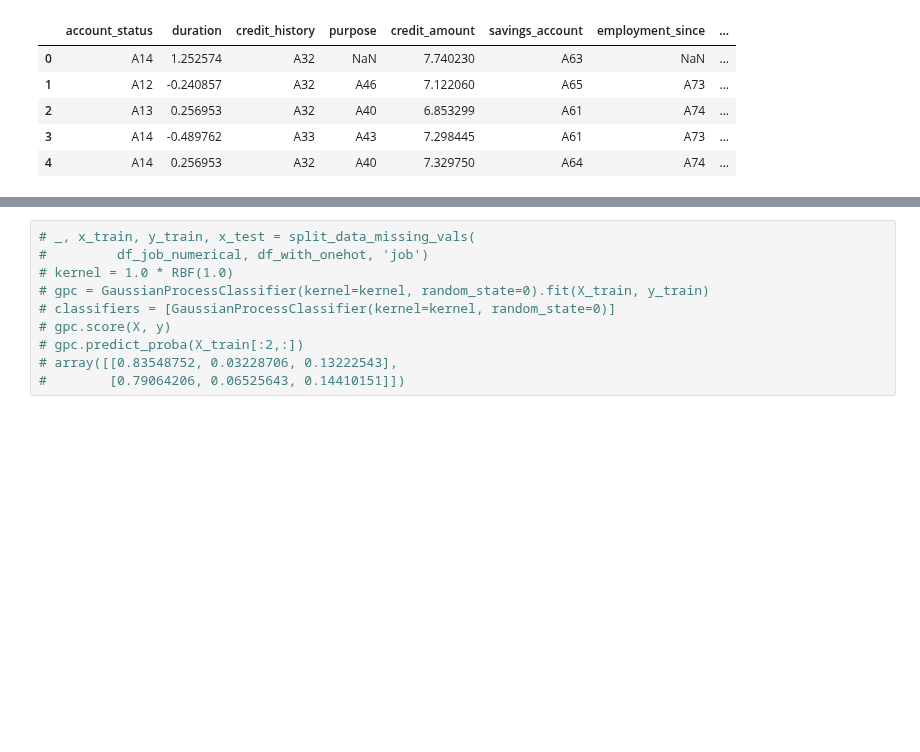
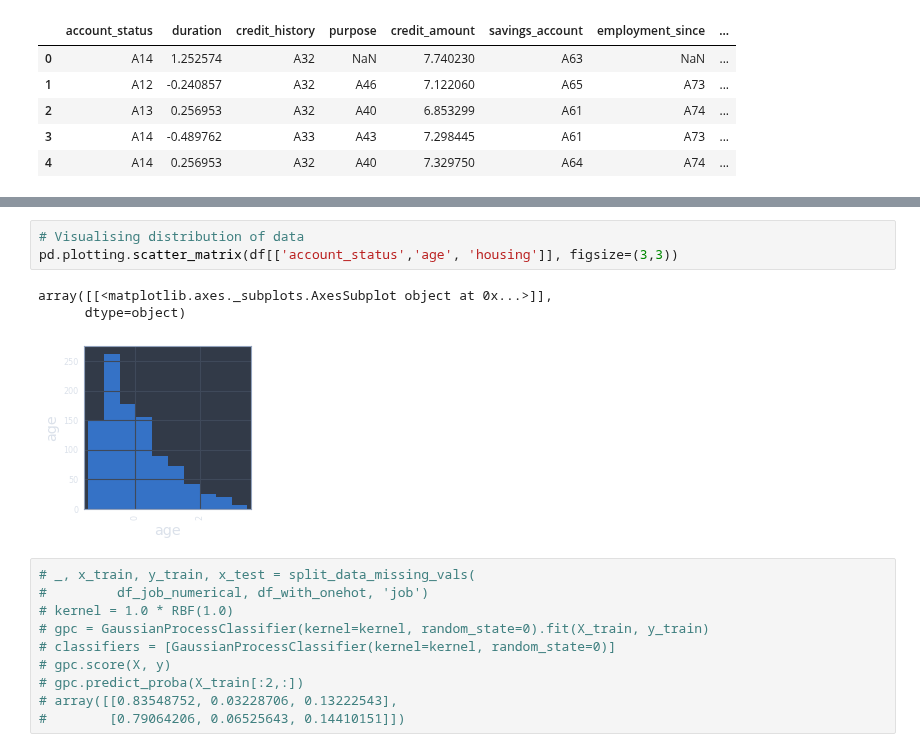
Before and after one commit to alyonavyshnevska/intelligent_data_analysis, a Jupyter notebook: Final_Project/FinalProject.ipynb, the cells around one changed output, grey strips where cells are left out. Cells and saved outputs as stored; diff of their text form; blank space fills up the shorter version.

```diff
--- a/Final_Project/FinalProject.ipynb
+++ b/Final_Project/FinalProject.ipynb
@@ -1250,3 +1320,10 @@ Test Accuracy Score: 0.74
+# %%
+# Visualising distribution of data
+pd.plotting.scatter_matrix(df[['account_status','age', 'housing']], figsize=(3,3))
+# %% [output]
+array([[<matplotlib.axes._subplots.AxesSubplot object at 0x...>]],
+      dtype=object)
+[figure, added]
 # %%
 # _, x_train, y_train, x_test = split_data_missing_vals(
 #         df_job_numerical, df_with_onehot, 'job')
```
Also changed, not shown: parts of 21 cells of this notebook.
